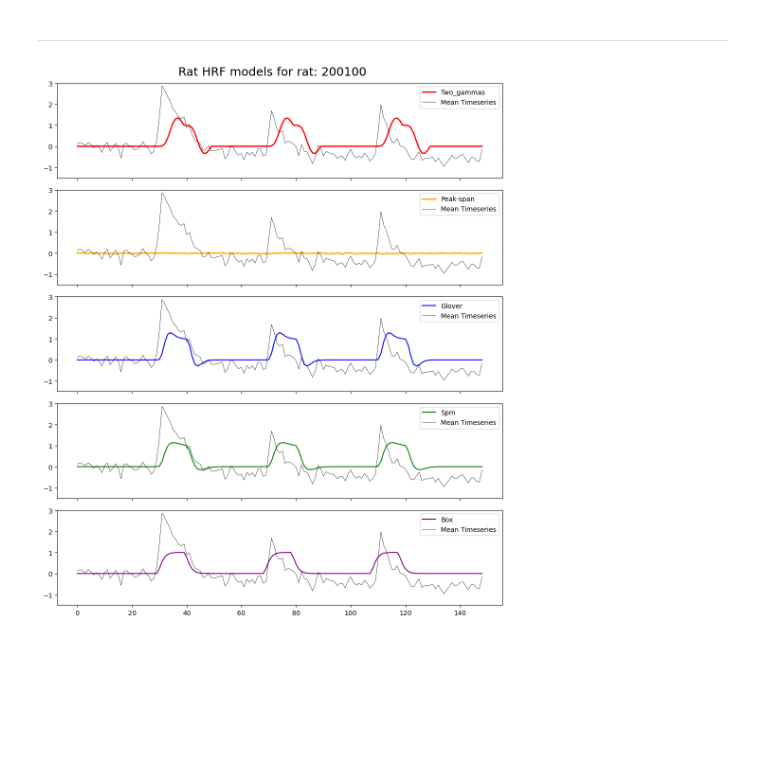
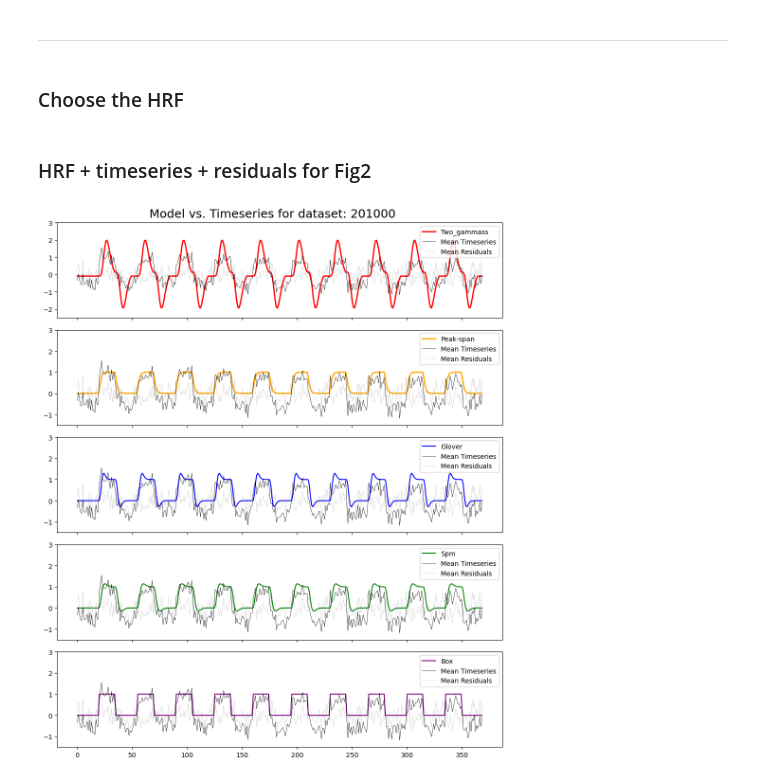
Before and after one commit to grandjeanlab/multirat_se, a Jupyter notebook: asset/figures/fig2_timeseries.ipynb, the cells around one changed output. Saved outputs shown, nothing was run; the diff lists cells and outputs as text; code cells hidden in the pictures; blank space fills up the shorter version.

```diff
--- a/asset/figures/fig2_timeseries.ipynb
+++ b/asset/figures/fig2_timeseries.ipynb
@@ -25,3 +26,5 @@ import glob
+# %% [markdown]
+### Choose the HRF
 # %%
 # Init var
 analysis_folder = '/project/4180000.19/multirat_stim/scratch/rabies_test/'
@@ -36,13 +39,16 @@ hrf_path = Peak_span_path
 hrf = 'Peak_span'
 #hrf = 'Peak_span'
 #hrf = 'Two_gammas'
+# %% [markdown]
+### HRF + timeseries + residuals for Fig2
 # %%
+
 # --- Compute average ---
 all_timeseries = []
 all_residuals = []
 
-ds='01'
-ds_subj = 200100
+ds='10'
+ds_subj = 201000
 
 for subj_num in range(0,10):
     try:
@@ -54,23 +60,26 @@ for subj_num in range(0,10):
 
         timeseries_csv = pd.read_csv(Peak_span_path + f'real_timeseries/real_timeseries_sub-020{ds}0{subj_num}_ses-1.csv')
         mean_timeseries = (timeseries_csv.mean(axis=1) - timeseries_csv.mean(axis=1).mean()) / timeseries_csv.mean(axis=1).std()
+
         # Append mean timeseries to the list
         all_timeseries.append(mean_timeseries)
+
     except FileNotFoundError:
         print(f'Cannot find, ds: {ds} sub:{subj_num}')
         continue
+
 # Compute the average of all timeseries/residuals across subjects
 average_timeseries = pd.concat(all_timeseries, axis=1).mean(axis=1)
 average_residuals = pd.concat(all_residuals, axis=1).mean(axis=1)
 
-
 # --- Load data ---
 
-g_model = pd.read_csv(first_level_path+f'Two_gammas/matrix/matrix_sub-0{ds_subj}_ses-1.csv')
-g_model = g_model.iloc[:,1]
+Two_gammas_model = pd.read_csv(first_level_path+f'Two_gammas/matrix/matrix_sub-0{ds_subj}_ses-1.csv')
+Two_gammas_model = Two_gammas_model.iloc[:,1]
+Two_gammas_model = (Two_gammas_model - Two_gammas_model.mean()) / Two_gammas_model.std()
 
-dd_model = pd.read_csv(first_level_path+f'Peak_span/matrix/matrix_sub-0{ds_subj}_ses-1.csv')
-dd_model = dd_model.iloc[:,1]
+Peak_span_model = pd.read_csv(first_level_path+f'Peak_span/matrix/matrix_sub-0{ds_subj}_ses-1.csv')
+Peak_span_model = Peak_span_model.iloc[:,1]
 
 glover_model = pd.read_csv(first_level_path+f'glover/matrix/matrix_sub-0{ds_subj}_ses-1.csv')
 glover_model = glover_model.iloc[:,0]
@@ -83,36 +92,46 @@ box_model = box_model.iloc[:,0]
 
 fig, (ax1, ax2, ax3, ax4, ax5) = plt.subplots(5, 1, figsize=(10, 12), sharex=True)
 
 # Plot model and residuals in the first subplot (ax1)
-ax1.plot(g_model, color='red', linewidth=2, label='Two_gammass')
-ax2.plot(dd_model, color='orange', linewidth=2, label='Peak-span' )
+ax1.plot(Two_gammas_model, color='red', linewidth=2, label='Two_gammass')
+ax2.plot(Peak_span_model, color='orange', linewidth=2, label='Peak-span' )
 ax3.plot(glover_model, color='blue', linewidth=1.5, label='Glover' )
 ax4.plot(spm_model, color='green', linewidth=1.5, label='Spm' )
 ax5.plot(box_model, color='purple', linewidth=1.5, label='Box' )
 
 ax1.plot(average_timeseries, color='black', linewidth=0.5, label='Mean Timeseries')
+ax1.plot(average_residuals, color='grey', linewidth=0.2, label='Mean Residuals')
+
 ax2.plot(average_timeseries, color='black', linewidth=0.5, label='Mean Timeseries')
+ax2.plot(average_residuals, color='grey', linewidth=0.2, label='Mean Residuals')
+
 ax3.plot(average_timeseries, color='black', linewidth=0.5, label='Mean Timeseries')
+ax3.plot(average_residuals, color='grey', linewidth=0.2, label='Mean Residuals')
+
 ax4.plot(average_timeseries, color='black', linewidth=0.5, label='Mean Timeseries')
+ax4.plot(average_residuals, color='grey', linewidth=0.2, label='Mean Residuals')
+
 ax5.plot(average_timeseries, color='black', linewidth=0.5, label='Mean Timeseries')
+ax5.plot(average_residuals, color='grey', linewidth=0.2, label='Mean Residuals')
+
 
 ax1.legend()
 ax2.legend()
 ax3.legend()
 ax4.legend()
 ax5.legend()
 ax5.legend()
 
-ax1.set_ylim(-1.5, 3)
+ax1.set_ylim(-2.5, 3)
 ax2.set_ylim(-1.5, 3)
 ax3.set_ylim(-1.5, 3)
 ax4.set_ylim(-1.5, 3)
 ax5.set_ylim(-1.5, 3)
 
-fig.suptitle(f"Rat HRF models for rat: {ds_subj}", fontsize=18)
+fig.suptitle(f"Model vs. Timeseries for dataset: {ds_subj}", fontsize=18)
 plt.tight_layout()
 
-#plt.savefig(f'/project/4180000.19/multirat_stim/scratch/plots/compare_sec_level/averaged_residuals/all_HRF_timeseries_{ds_subj}.svg', format='svg', dpi=1200)
+plt.savefig(f'/project/4180000.19/multirat_stim/scratch/plots/HRFs_timeseries/HRFs_timeseries_{ds_subj}.svg', format='svg', dpi=1200)
 plt.show()
 # %% [output]
-[figure, old version]
+[figure, new version]
```
Also changed, not shown: parts of 6 cells of this notebook, 8 other files.
